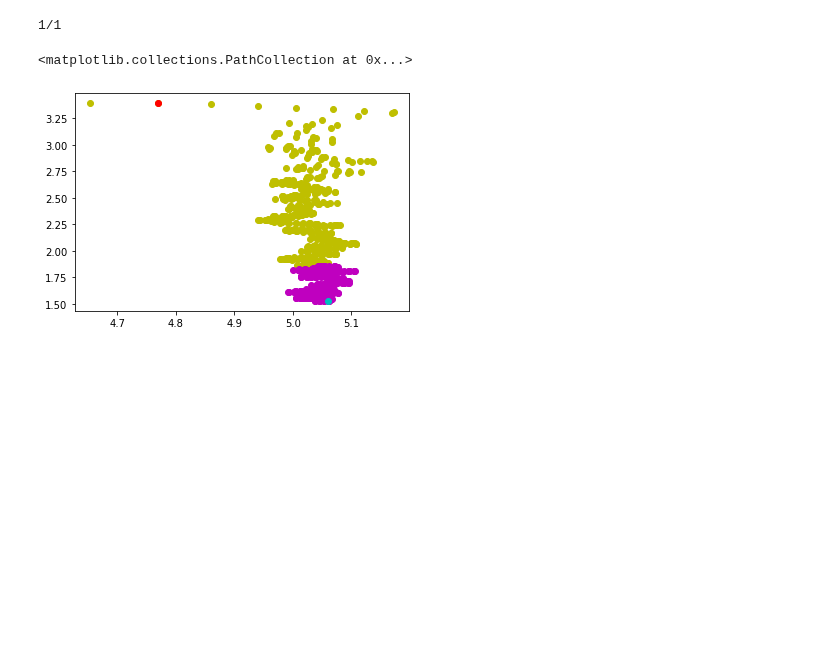
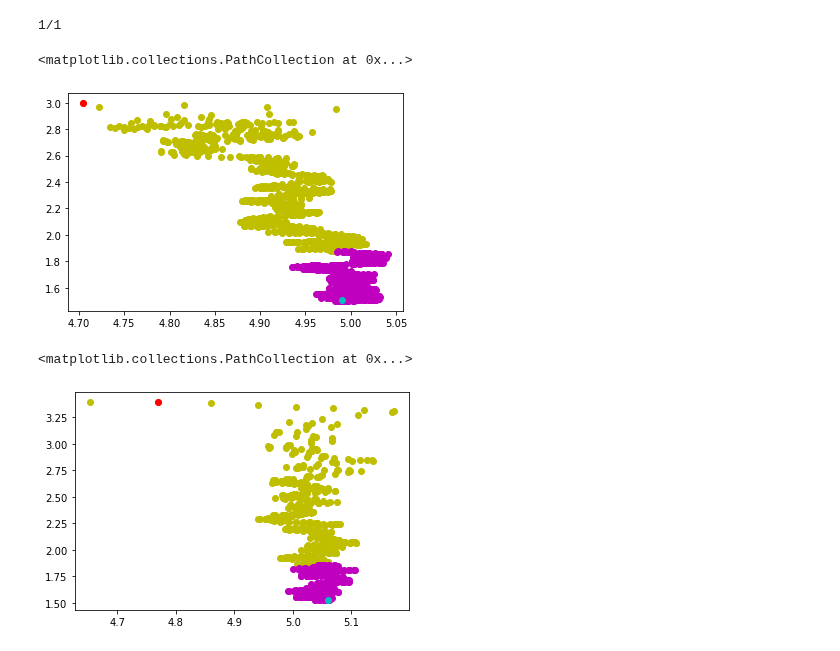
Before and after one commit to monarsan/robust-GAN, a Jupyter notebook: work/normal-distribution.ipynb, the cells around one changed output. Drawn from its saved outputs; the diff is of its cells as text; code cells hidden in the pictures; blank space fills up the shorter version.

Commit message:
add experiment, 2000 iter ,init pos is not robust

```diff
--- a/work/normal-distribution.ipynb
+++ b/work/normal-distribution.ipynb
@@ -15,8 +15,8 @@ true_alpha = [par_mu, par_sd]
 n = 300
 m = 3*n
 eps = 0.1
-exper_iter = 10
-optim_iter = 500
+exper_iter = 1
+optim_iter = 2000
 L = 100
 learn_par = 1
 dicay_par = 0.5
@@ -72,6 +72,20 @@ for i in range(exper_iter):
     res[i] = alpha_hist
 # %% [output]
 1/1
+# %%
+# calc.rと同じ設定　初期点はロバストでない 2000iter
+npres = np.array(res)[0]
+half = int(optim_iter/2)
+x = npres[:, 0][:half]; y=npres[:,1][:half]
+
+plt.scatter(x,y, color = "y")
+plt.scatter(x[1], y[1], color = "r")
+x = npres[:, 0][half:]; y=npres[:,1][half:]
+plt.scatter(x,y, color ="m")
+plt.scatter(x[-1], y[-1], color = "c")
+# %% [output]
+<matplotlib.collections.PathCollection at 0x...>
+[figure, added]
 # %%
 # calc.rと同じ設定　初期点はロバストでない 1000iter
 npres = np.array(res)[0]
```
